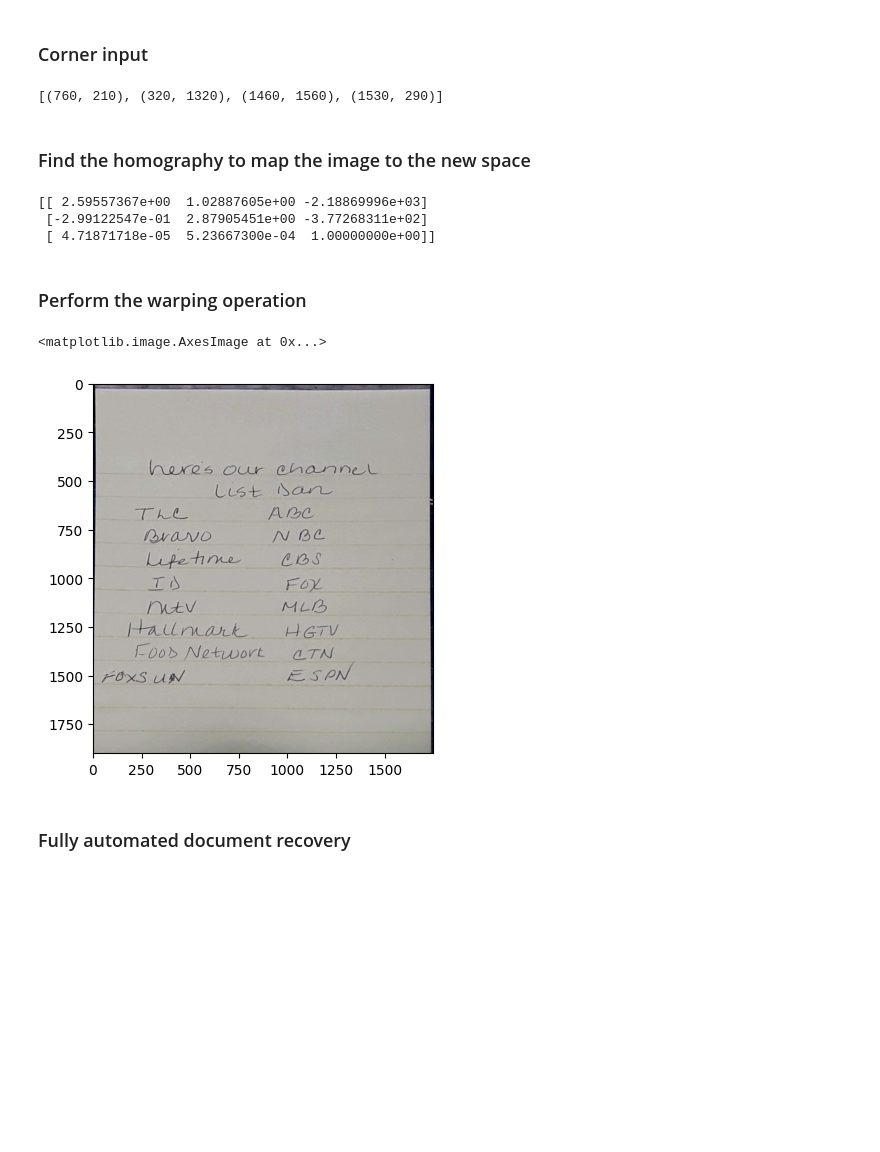
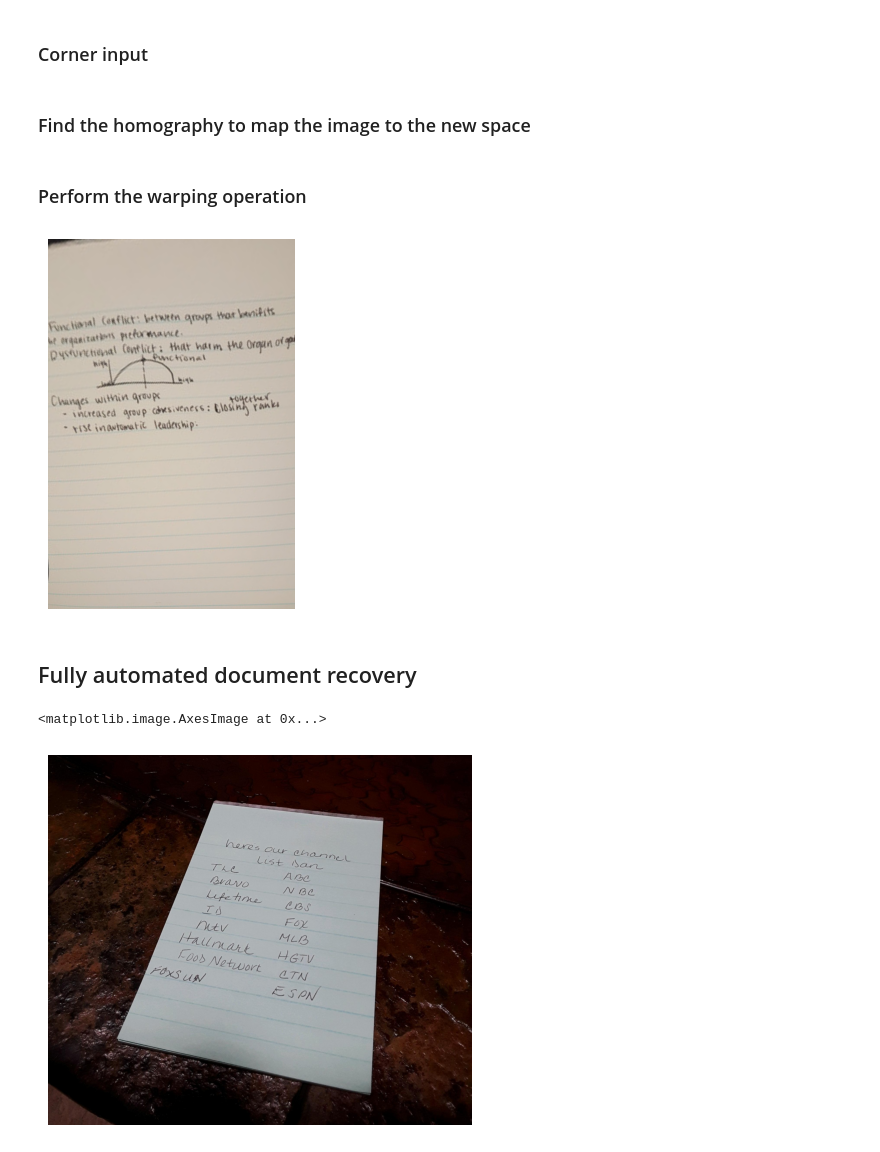
Before and after one commit to isaactuckey/document-rectifier, a Jupyter notebook: documentrectifier.ipynb, the cells around one changed output. Cells and saved outputs as stored; diff of their text form; code cells hidden in the pictures; blank space fills up the shorter version.

```diff
--- a/documentrectifier.ipynb
+++ b/documentrectifier.ipynb
@@ -16,0 +13,9 @@ plt.imshow(img)
+# %%
+img1 = io.imread('https://i.postimg.cc/K8P2072J/rectify-image1.jpg')
+
+plt.imshow(img1)
+plt.show()
+
+img2 = io.imread('https://i.postimg.cc/R0tX7GxZ/rectify-image2.jpg')
+plt.imshow(img2)
+plt.show()
@@ -17,2 +25,8 @@ plt.imshow(img)
 # %% [markdown]
 ### Corner input
+# %%
+# Recommended corner for img1
+cornerA = "560, 314"
+cornerB = "335, 666"
+cornerC = "50, 460"
+cornerD = "350, 220"
@@ -19,32 +40,26 @@ plt.imshow(img)
 # %%
-# print("Enter corner coordinates as pairs: x, y\n")
-# cornerA = input("A: ")
-# cornerB = input("B: ")
-# cornerC = input("C: ")
-# cornerD = input("D: ")
-cornerA = "760, 210"
-cornerB = "320, 1320"
-cornerC = "1460, 1560"
-cornerD = "1530, 290"
-
-corners = [cornerA, cornerB, cornerC, cornerD]
+# Split the input into x and y strings
+corners = [cornerD, cornerC, cornerB, cornerA]
 temp = []
 for corner in corners:
     temp.append(corner.split(','))
 
+# Evaluate the strings into coordinates
 corners = []
 for pair in temp:
     x, y = map(eval, pair)
     corners.append((x, y))
-
-# print(corners)
-# %% [output]
-[(760, 210), (320, 1320), (1460, 1560), (1530, 290)]
 # %% [markdown]
 ### Find the homography to map the image to the new space
 # %%
-newCorners = [(0,0), (0, 1950), (1700, 1950), (1700, 0)]
+# Determine output image width, height
+width = 1000
+height = 1500
 
+# New positions for the transformed corners
+newCorners = [(0,0), (0, height), (width, height), (width, 0)]
+
+# Construct the matrix that solves p' = Hp and use SVD to get a solution
 P = []
 for i in range(4):
     x, y = corners[i][0], corners[i][1]
@@ -56,18 +71,23 @@ U, S, Vh = np.linalg.svd(P)
 h = Vh[-1,:] / Vh[-1,-1]
 H = h.reshape(3, 3)
 
-print(H)
+# print(H)
-# %% [output]
-[[ 2.59557367e+00  1.02887605e+00 -2.18869996e+03]
- [-2.99122547e-01  2.87905451e+00 -3.77268311e+02]
- [ 4.71871718e-05  5.23667300e-04  1.00000000e+00]]
 # %% [markdown]
 ### Perform the warping operation
 # %%
-newImg = cv2.warpPerspective(img, H, (1750, 1900))
+newImg = cv2.warpPerspective(img1, H, (width, height))
 plt.imshow(newImg)
+plt.axis('off')
+plt.show()
 # %% [output]
-<matplotlib.image.AxesImage at 0x...>
-[figure, old version]
+[figure, new version]
 # %% [markdown]
-### Fully automated document recovery
+## Fully automated document recovery
+# %%
+# Import test image
+img = io.imread('https://i.redd.it/bebi64i3kbb31.jpg')
+plt.axis('off')
+plt.imshow(img)
+# %% [output]
+<matplotlib.image.AxesImage at 0x...>
+[figure, added]
```
Also changed, not shown: parts of 10 cells of this notebook.
